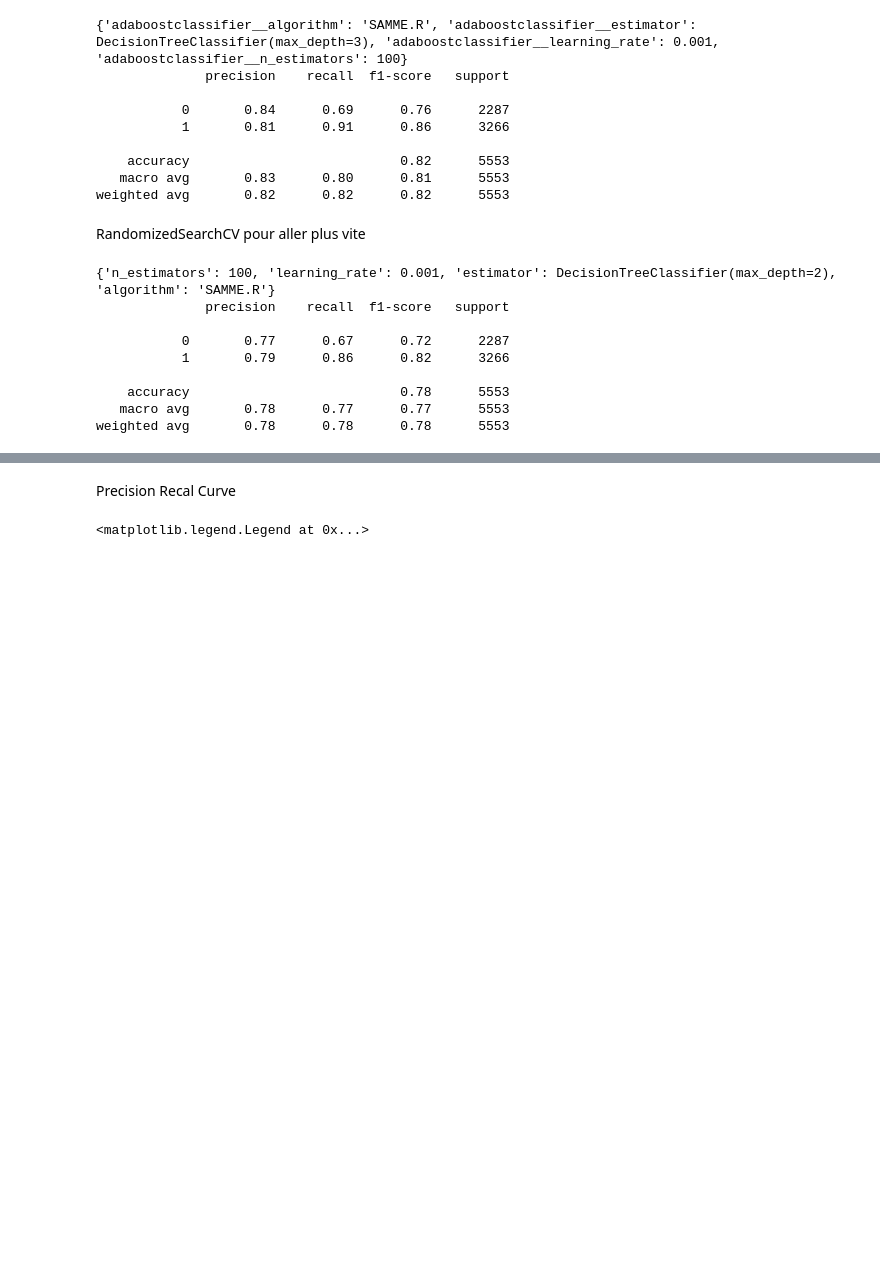
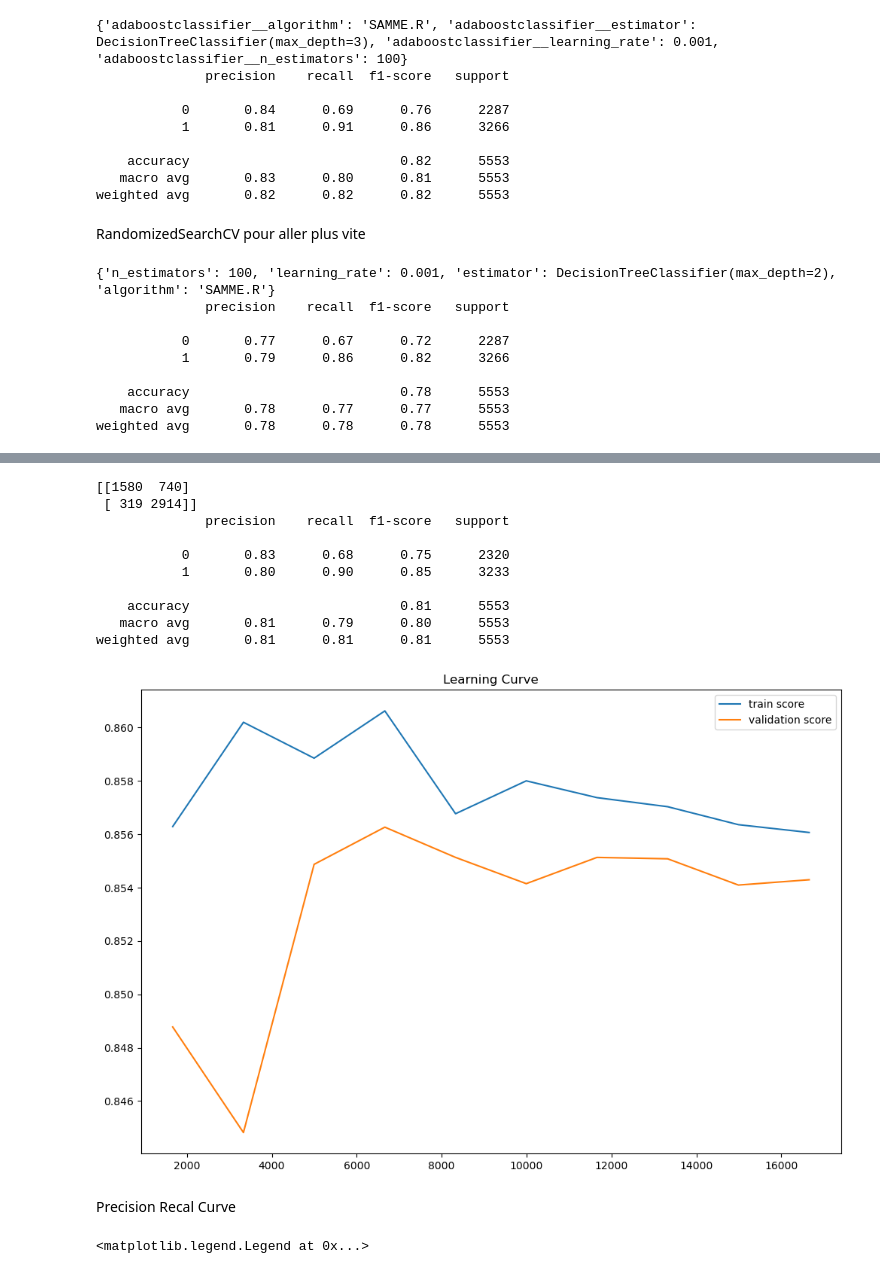
Before and after one commit to Nemios/DataTrek, a Jupyter notebook: DataTrek.ipynb, the cells around one changed output, grey strips where cells are left out. Cells and saved outputs as stored; diff of their text form; code cells hidden in the pictures; blank space fills up the shorter version.

```diff
--- a/DataTrek.ipynb
+++ b/DataTrek.ipynb
@@ -784,3 +787,18 @@ weighted avg       0.78      0.78      0.78      5553
+# %%
+model_gridsearch = make_pipeline(preprocessor, AdaBoostClassifier(estimator=DecisionTreeClassifier(max_depth=3), n_estimators=100, learning_rate=0.001, algorithm="SAMME.R",random_state=0))
+evaluation(model_gridsearch)
+# %% [output]
+[[1580  740]
+ [ 319 2914]]
+              precision    recall  f1-score   support
+
+           0       0.83      0.68      0.75      2320
+           1       0.80      0.90      0.85      3233
+
+    accuracy                           0.81      5553
+   macro avg       0.81      0.79      0.80      5553
+weighted avg       0.81      0.81      0.81      5553
+[figure, added]
 # %% [markdown]
 Precision Recal Curve
 # %%
```
Also changed, not shown: parts of 8 cells of this notebook.
